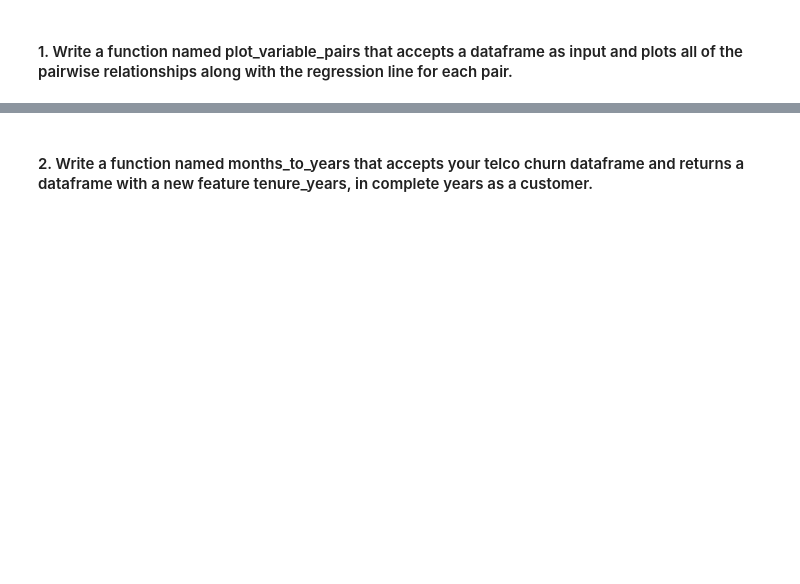
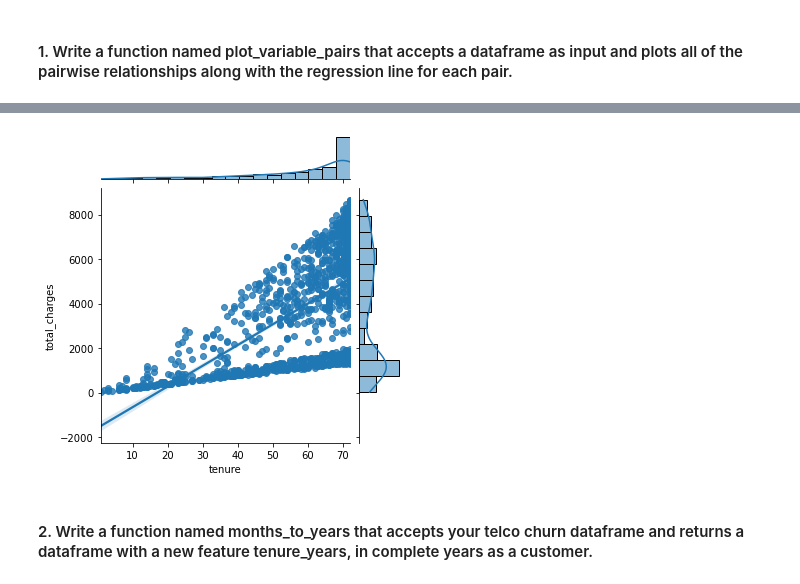
Before and after one commit to brandonjbryant/regression-exercises, a Jupyter notebook: explore_telco.ipynb, the cells around one changed output, grey strips where cells are left out. Drawn from its saved outputs; the diff is of its cells as text; code cells hidden in the pictures; blank space fills up the shorter version.

```diff
--- a/explore_telco.ipynb
+++ b/explore_telco.ipynb
@@ -34,2 +42,7 @@ ModuleNotFoundError: No module named 'split_scale'
+# %%
+ sns.jointplot('tenure', 'total_charges', data=train, kind='reg', height=5);
+plt.show()
+# %% [output]
+[figure, added]
 # %% [markdown]
 #### 2. Write a function named months_to_years that accepts your telco churn dataframe and returns a dataframe with a new feature tenure_years, in complete years as a customer.
```
Also changed, not shown: parts of 8 cells of this notebook.
